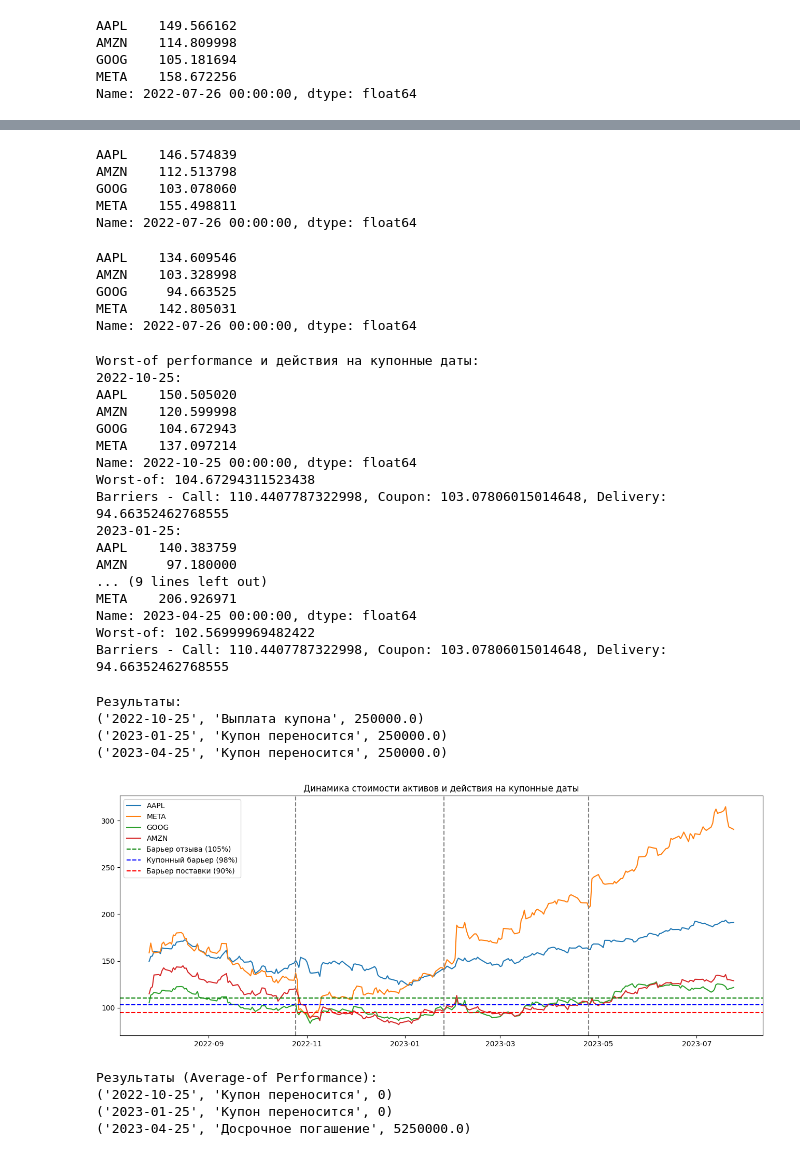
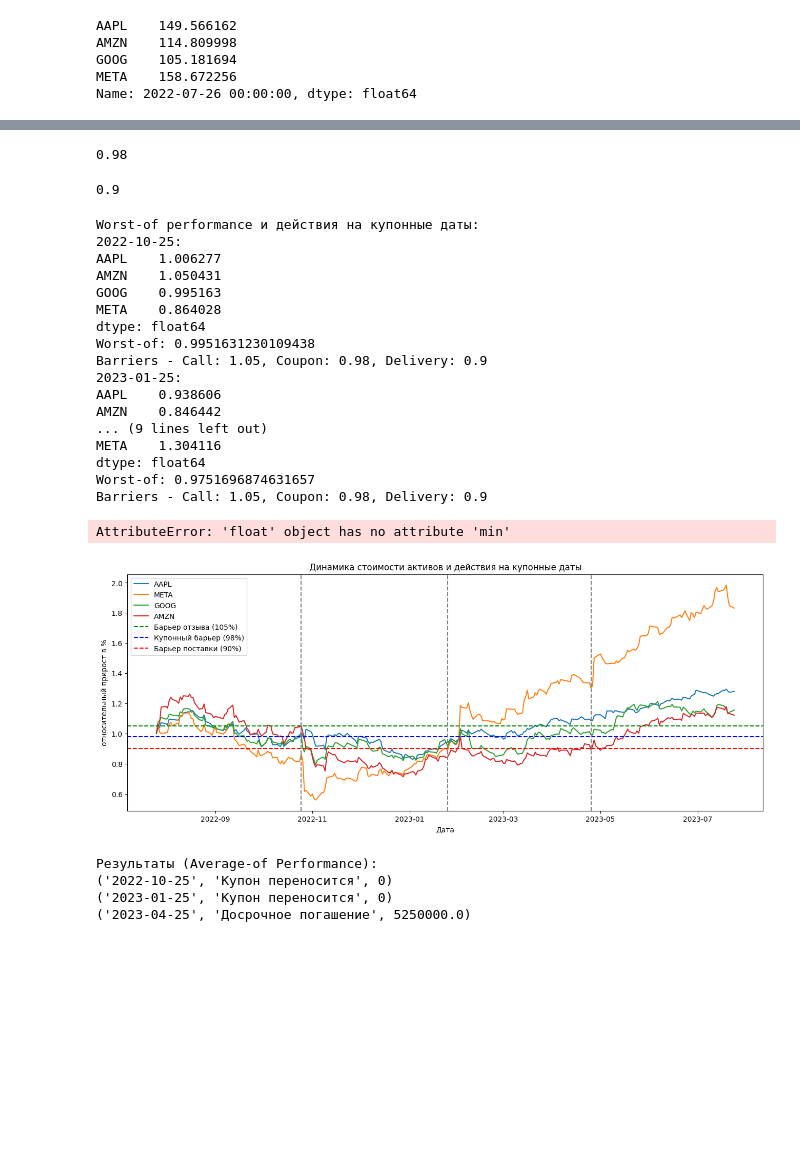
Before and after one commit to Kasymkhankhubiyev/Sirius-Uni, a Jupyter notebook: HybridFinancialInstruments/Lab_final_GSFP.ipynb, the cells around one changed output, grey strips where cells are left out. Cells and saved outputs as stored; diff of their text form; code cells hidden in the pictures; blank space fills up the shorter version.

```diff
--- a/HybridFinancialInstruments/Lab_final_GSFP.ipynb
+++ b/HybridFinancialInstruments/Lab_final_GSFP.ipynb
@@ -84,8 +84,8 @@ stock_data
 250 rows × 4 columns
 # %%
-call_barrier = initial_prices * 1.05
-coupon_barrier = initial_prices * 0.98
-delivery_barrier = initial_prices * 0.90
+call_barrier = 1.05
+coupon_barrier = 0.98
+delivery_barrier = 0.90
 # %%
 initial_prices
 # %% [output]
@@ -105,46 +101,40 @@ Name: 2022-07-26 00:00:00, dtype: float64
 # %%
 coupon_barrier
 # %% [output]
-AAPL    146.574839
-AMZN    112.513798
-GOOG    103.078060
-META    155.498811
-Name: 2022-07-26 00:00:00, dtype: float64
+0.98
 # %%
 delivery_barrier
 # %% [output]
-AAPL    134.609546
-AMZN    103.328998
-GOOG     94.663525
-META    142.805031
-Name: 2022-07-26 00:00:00, dtype: float64
+0.9
 # %%
-worst_of_performance = stock_data.loc[observation_dates].min(axis=1)
+worst_of_performance = stock_data.loc[observation_dates].min(axis=1) / stock_data.iloc[0].min()
 
 print("Worst-of performance и действия на купонные даты:")
 for date in observation_dates:
     print(f"{date}:")
-    print(stock_data.loc[date])
+    print(stock_data.loc[date] / stock_data.iloc[0])
     print(f"Worst-of: {worst_of_performance[date]}")  # Наихудшая динамика
-    print(f"Barriers - Call: {call_barrier.min()}, Coupon: {coupon_barrier.min()}, Delivery: {delivery_barrier.min()}")
+    print(f"Barriers - Call: {call_barrier}, Coupon: {coupon_barrier}, Delivery: {delivery_barrier}")
 # %% [output]
 Worst-of performance и действия на купонные даты:
 2022-10-25:
-AAPL    150.505020
-AMZN    120.599998
-GOOG    104.672943
-META    137.097214
-Name: 2022-10-25 00:00:00, dtype: float64
-Worst-of: 104.67294311523438
-Barriers - Call: 110.4407787322998, Coupon: 103.07806015014648, Delivery: 94.66352462768555
+AAPL    1.006277
+AMZN    1.050431
+GOOG    0.995163
+META    0.864028
+dtype: float64
+Worst-of: 0.9951631230109438
+Barriers - Call: 1.05, Coupon: 0.98, Delivery: 0.9
 2023-01-25:
-AAPL    140.383759
-AMZN     97.180000
+AAPL    0.938606
+AMZN    0.846442
 ... (9 lines left out)
-META    206.926971
-Name: 2023-04-25 00:00:00, dtype: float64
-Worst-of: 102.56999969482422
-Barriers - Call: 110.4407787322998, Coupon: 103.07806015014648, Delivery: 94.66352462768555
+META    1.304116
+dtype: float64
+Worst-of: 0.9751696874631657
+Barriers - Call: 1.05, Coupon: 0.98, Delivery: 0.9
+# %%
+stock_data = stock_data / stock_data.iloc[0]
 # %%
 results = []
 cumulative_coupon = 0
@@ -178,28 +168,27 @@ print("Результаты:")
 for r in results:
     print(r)
 # %% [output]
-Результаты:
-('2022-10-25', 'Выплата купона', 250000.0)
-('2023-01-25', 'Купон переносится', 250000.0)
-('2023-04-25', 'Купон переносится', 250000.0)
+AttributeError: 'float' object has no attribute 'min'
 # %%
 plt.figure(figsize=(16, 6))
 
 for ticker in tickers:
     plt.plot(stock_data.index, stock_data[ticker], label=ticker)
 
-plt.axhline(y=call_barrier.min(), color='green', linestyle='--', label='Барьер отзыва (105%)')
-plt.axhline(y=coupon_barrier.min(), color='blue', linestyle='--', label='Купонный барьер (98%)')
-plt.axhline(y=delivery_barrier.min(), color='red', linestyle='--', label='Барьер поставки (90%)')
+plt.axhline(y=call_barrier, color='green', linestyle='--', label='Барьер отзыва (105%)')
+plt.axhline(y=coupon_barrier, color='blue', linestyle='--', label='Купонный барьер (98%)')
+plt.axhline(y=delivery_barrier, color='red', linestyle='--', label='Барьер поставки (90%)')
 
 for date in observation_dates:
     plt.axvline(pd.to_datetime(date), color='gray', linestyle='--')
 
 plt.title('Динамика стоимости активов и действия на купонные даты')
+plt.xlabel('Дата')
+plt.ylabel('относительный прирост в %')
 plt.legend()
 plt.show()
 # %% [output]
-[figure, old version]
+[figure, new version]
 # %%
 results_avg = []
 cumulative_coupon_avg = 0
```
Also changed, not shown: parts of 8 cells of this notebook.
